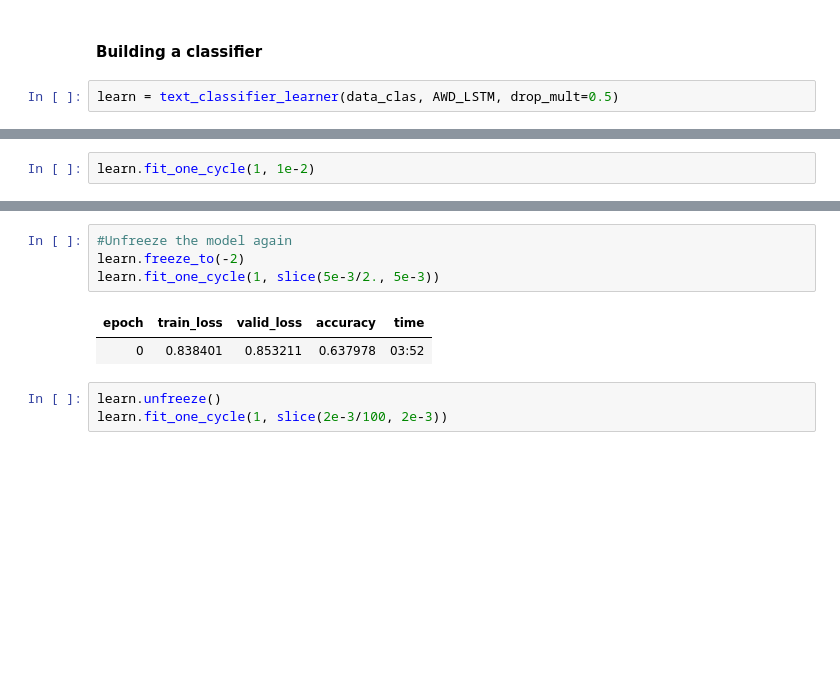
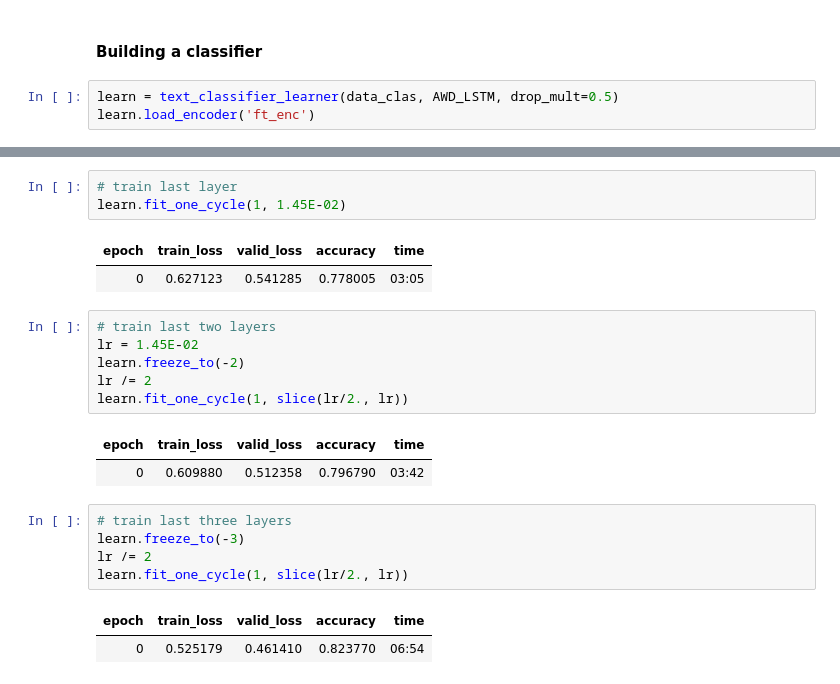
Before and after one commit to AlekseiMikhalev/Data-Science-Projects, a Jupyter notebook: ULMFiT_analysis.ipynb, the cells around one changed output, grey strips where cells are left out. Drawn from its saved outputs; the diff is of its cells as text; blank space fills up the shorter version.

```diff
--- a/ULMFiT_analysis.ipynb
+++ b/ULMFiT_analysis.ipynb
@@ -528,3 +527,4 @@ LR Finder is complete, type {learner_name}.recorder.plot() to see the graph.
 #### __Building a classifier__
 # %%
 learn = text_classifier_learner(data_clas, AWD_LSTM, drop_mult=0.5)
+learn.load_encoder('ft_enc')
@@ -531,2 +548,0 @@ learn = text_classifier_learner(data_clas, AWD_LSTM, drop_mult=0.5)
-# %%
-learn.fit_one_cycle(1, 1e-2)
@@ -536,10 +558,23 @@ learn.fit_one_cycle(1, 1e-2)
+# %%
+# train last layer
+learn.fit_one_cycle(1, 1.45E-02)
+# %% [output]
+| epoch | train_loss | valid_loss | accuracy | time |
+| 0 | 0.627123 | 0.541285 | 0.778005 | 03:05 |
+# %%
+# train last two layers
+lr = 1.45E-02
+learn.freeze_to(-2)
+lr /= 2
+learn.fit_one_cycle(1, slice(lr/2., lr))
+# %% [output]
+| epoch | train_loss | valid_loss | accuracy | time |
+| 0 | 0.609880 | 0.512358 | 0.796790 | 03:42 |
 # %%
-#Unfreeze the model again
-learn.freeze_to(-2)
-learn.fit_one_cycle(1, slice(5e-3/2., 5e-3))
+# train last three layers
+learn.freeze_to(-3)
+lr /= 2
+learn.fit_one_cycle(1, slice(lr/2., lr))
 # %% [output]
 | epoch | train_loss | valid_loss | accuracy | time |
-| 0 | 0.838401 | 0.853211 | 0.637978 | 03:52 |
+| 0 | 0.525179 | 0.461410 | 0.823770 | 06:54 |
-# %%
-learn.unfreeze()
-learn.fit_one_cycle(1, slice(2e-3/100, 2e-3))
```
Also changed, not shown: parts of 19 cells of this notebook.
